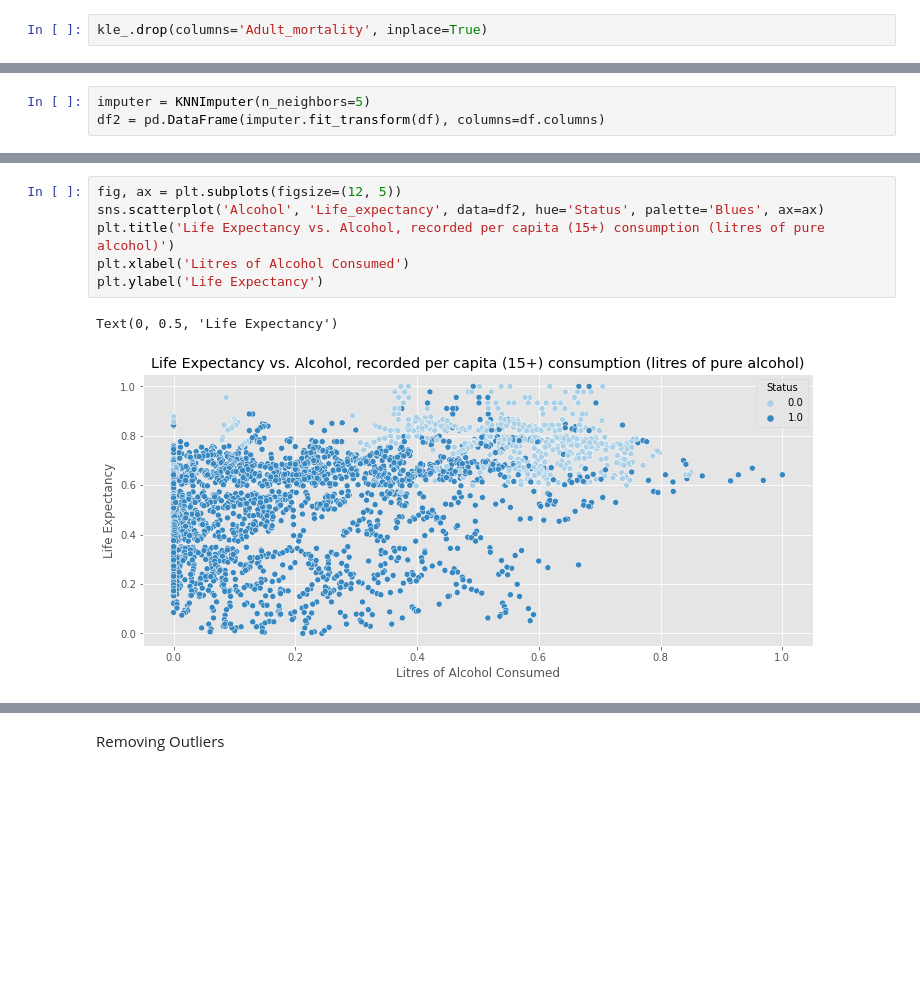
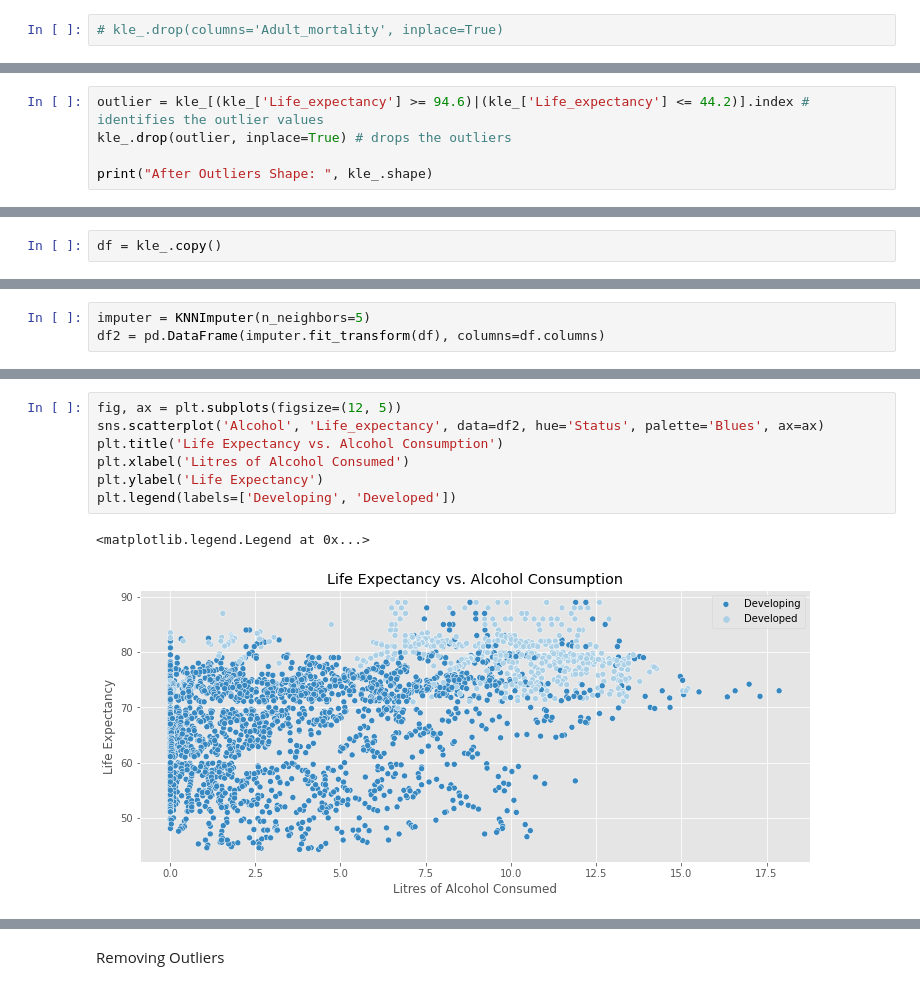
Before and after one commit to beckyepeters/life-expectancy-predictions, a Jupyter notebook: kaggle-reframed.ipynb, the cells around one changed output, grey strips where cells are left out. Saved outputs shown, nothing was run; the diff lists cells and outputs as text; blank space fills up the shorter version.

```diff
--- a/kaggle-reframed.ipynb
+++ b/kaggle-reframed.ipynb
@@ -70,4 +70,4 @@ kle_.rename(columns = {" BMI " :"BMI",
                                   " HIV/AIDS":"HIV/AIDS",
                                   "Income composition of resources":"Income_composition_of_resources"}, inplace = True)
 # %%
-kle_.drop(columns='Adult_mortality', inplace=True)
+# kle_.drop(columns='Adult_mortality', inplace=True)
@@ -141,0 +145,5 @@ Text(0.5, 1.0, 'After Removing Outliers in Life Expectancy')
+# %%
+outlier = kle_[(kle_['Life_expectancy'] >= 94.6)|(kle_['Life_expectancy'] <= 44.2)].index # identifies the outlier values
+kle_.drop(outlier, inplace=True) # drops the outliers
+
+print("After Outliers Shape: ", kle_.shape)
@@ -191,6 +196,8 @@ array([2015, 2014, 2013, 2012, 2011, 2010, 2009, 2008, 2007, 2006, 2005,
        2004, 2003, 2002, 2001, 2000])
 # %% [markdown]
 ### Imputing with KNN (missing values get replaced by the nearest neighbor estimated values)
+# %%
+df = kle_.copy()
 # %%
 len(df.Country.unique())
 # %% [output]
@@ -258,12 +278,13 @@ Text(0, 0.5, 'Life Expectancy')
 # %%
 fig, ax = plt.subplots(figsize=(12, 5))
 sns.scatterplot('Alcohol', 'Life_expectancy', data=df2, hue='Status', palette='Blues', ax=ax)
-plt.title('Life Expectancy vs. Alcohol, recorded per capita (15+) consumption (litres of pure alcohol)')
+plt.title('Life Expectancy vs. Alcohol Consumption')
 plt.xlabel('Litres of Alcohol Consumed')
 plt.ylabel('Life Expectancy')
+plt.legend(labels=['Developing', 'Developed'])
 # %% [output]
-Text(0, 0.5, 'Life Expectancy')
+<matplotlib.legend.Legend at 0x...>
-[figure, old version]
+[figure, new version]
 # %%
 fig, ax = plt.subplots(figsize=(12, 5))
 sns.scatterplot('Percentage_expenditure', 'Life_expectancy', data=df2, hue='Status', palette='Blues', ax=ax)
```
Also changed, not shown: parts of 24 cells of this notebook, 17 other files.
